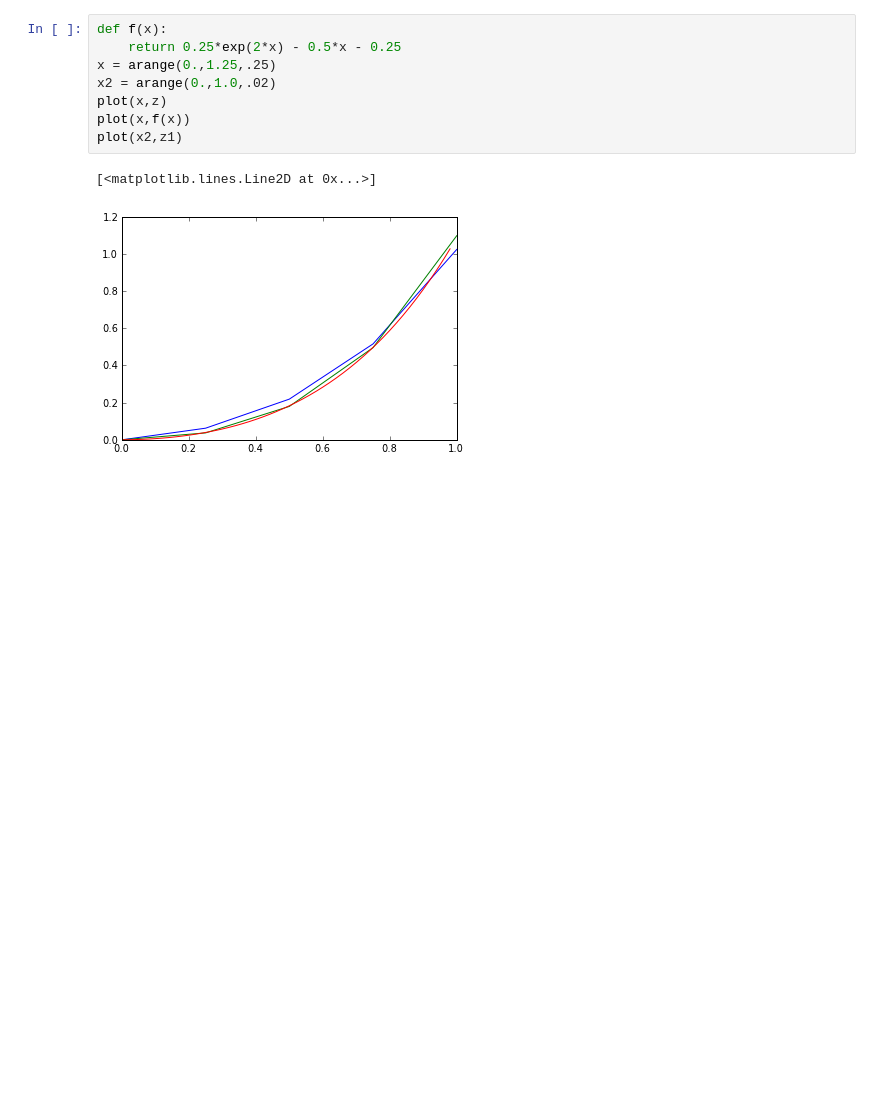
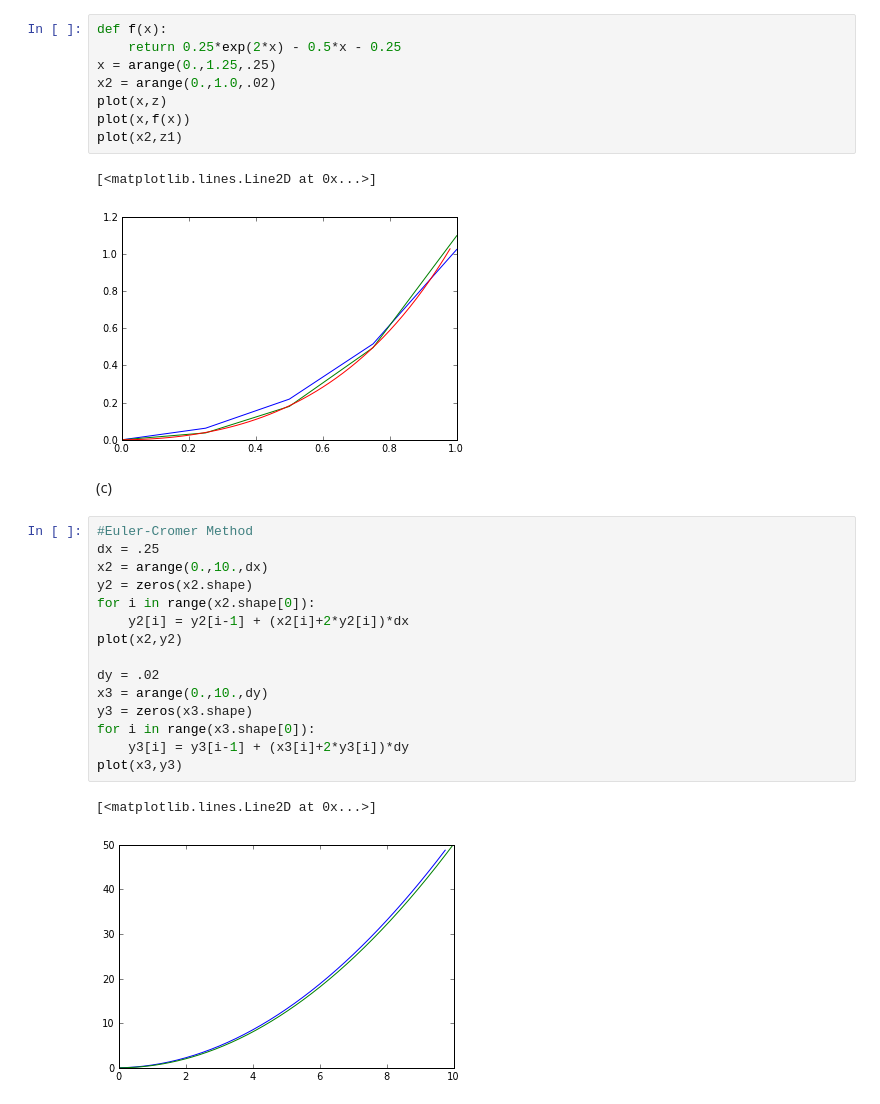
Before and after one commit to aalittlephys202/PHYS202-S13, a Jupyter notebook: Week7/EulerMethods 5-16.ipynb, the cells around one changed output. Drawn from its saved outputs; the diff is of its cells as text; blank space fills up the shorter version.

Commit message:
"More Euler Methods"

```diff
--- a/Week7/EulerMethods 5-16.ipynb
+++ b/Week7/EulerMethods 5-16.ipynb
@@ -60,3 +84,23 @@ plot(x2,z1)
 # %% [output]
 [<matplotlib.lines.Line2D at 0x...>]
 [figure]
+# %% [markdown]
+(c)
+# %%
+#Euler-Cromer Method
+dx = .25
+x2 = arange(0.,10.,dx)
+y2 = zeros(x2.shape)
+for i in range(x2.shape[0]):
+    y2[i] = y2[i-1] + (x2[i]+2*y2[i])*dx
+plot(x2,y2)
+
+dy = .02
+x3 = arange(0.,10.,dy)
+y3 = zeros(x3.shape)
+for i in range(x3.shape[0]):
+    y3[i] = y3[i-1] + (x3[i]+2*y3[i])*dy
+plot(x3,y3)
+# %% [output]
+[<matplotlib.lines.Line2D at 0x...>]
+[figure, added]
```
Also changed, not shown: parts of 4 cells of this notebook.
